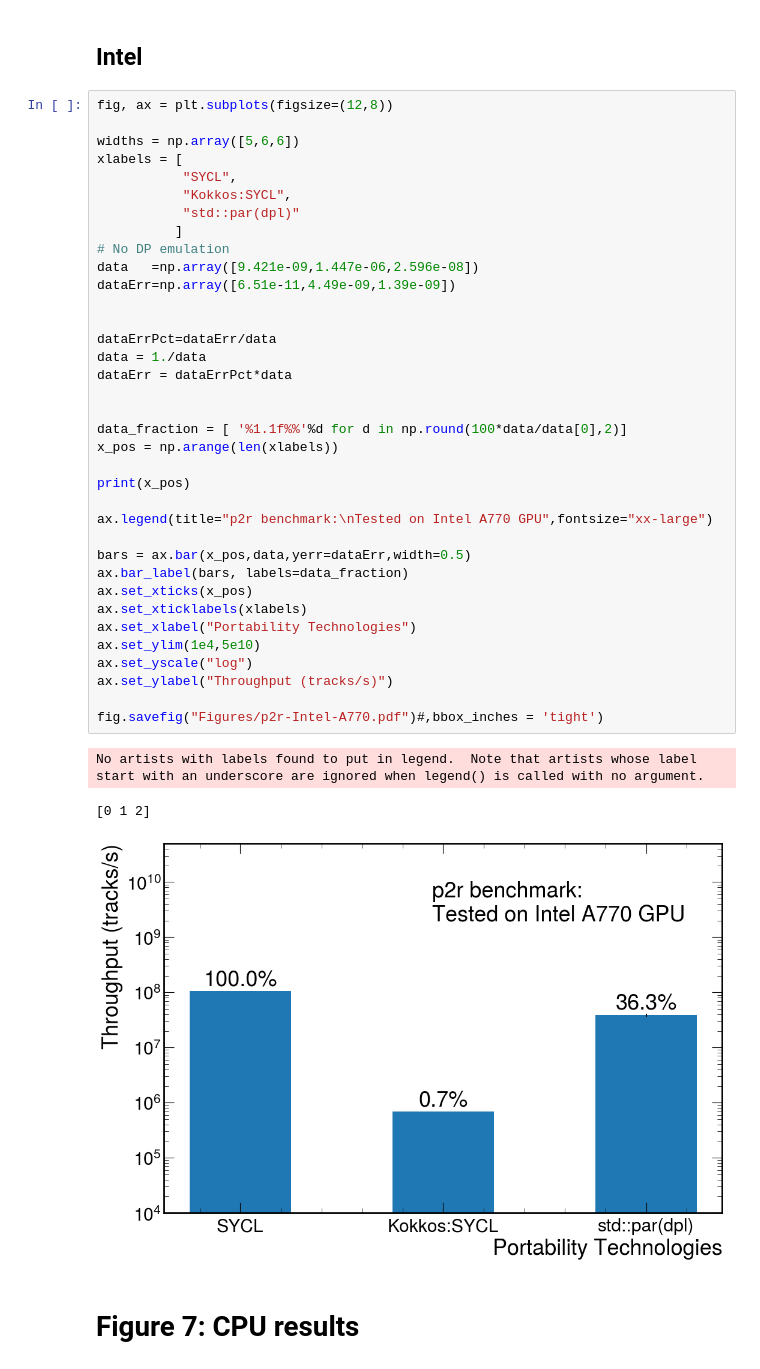
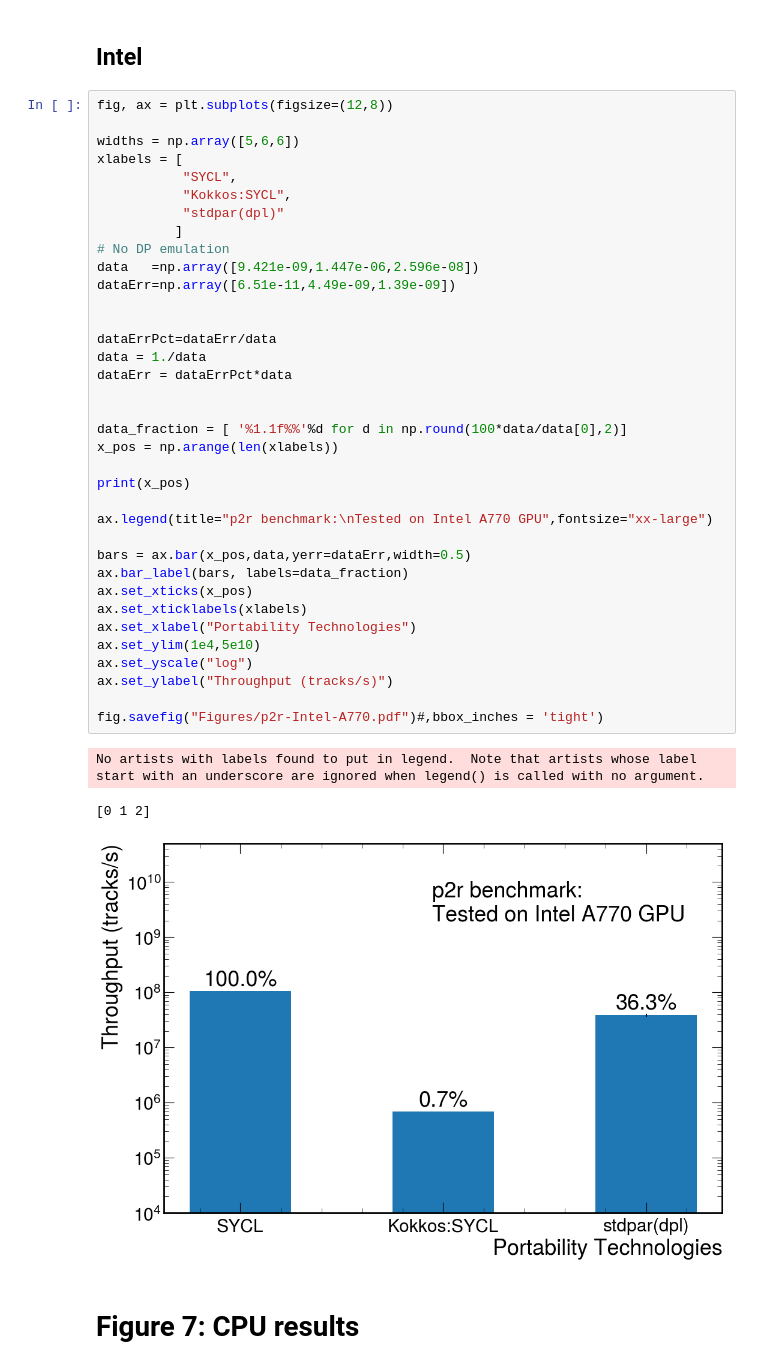
Before and after one commit to cerati/p2z-tests, a Jupyter notebook: notebooks/PaperPlots.ipynb, the cells around one changed output. Drawn from its saved outputs; the diff is of its cells as text.

```diff
--- a/notebooks/PaperPlots.ipynb
+++ b/notebooks/PaperPlots.ipynb
@@ -481,39 +481,39 @@ widths = np.array([5,6,6])
 xlabels = [
            "SYCL",
            "Kokkos:SYCL",
-           "std::par(dpl)"
+           "stdpar(dpl)"
           ]
 # No DP emulation
 data   =np.array([9.421e-09,1.447e-06,2.596e-08])
 dataErr=np.array([6.51e-11,4.49e-09,1.39e-09])
 
 
 dataErrPct=dataErr/data
 data = 1./data
 dataErr = dataErrPct*data
 
 
 data_fraction = [ '%1.1f%%'%d for d in np.round(100*data/data[0],2)]
 x_pos = np.arange(len(xlabels))
 
 print(x_pos)
 
 ax.legend(title="p2r benchmark:\nTested on Intel A770 GPU",fontsize="xx-large")
 
 bars = ax.bar(x_pos,data,yerr=dataErr,width=0.5)
 ax.bar_label(bars, labels=data_fraction)
 ax.set_xticks(x_pos)
 ax.set_xticklabels(xlabels)
 ax.set_xlabel("Portability Technologies")
 ax.set_ylim(1e4,5e10)
 ax.set_yscale("log")
 ax.set_ylabel("Throughput (tracks/s)")
 
 fig.savefig("Figures/p2r-Intel-A770.pdf")#,bbox_inches = 'tight')
 # %% [output]
 No artists with labels found to put in legend.  Note that artists whose label start with an underscore are ignored when legend() is called with no argument.
 [0 1 2]
-[figure, old version]
+[figure, new version]
 # %% [markdown]
 # Figure 7: CPU results
 # %% [markdown]
```
Also changed, not shown: parts of 6 cells of this notebook, 10 other files.
